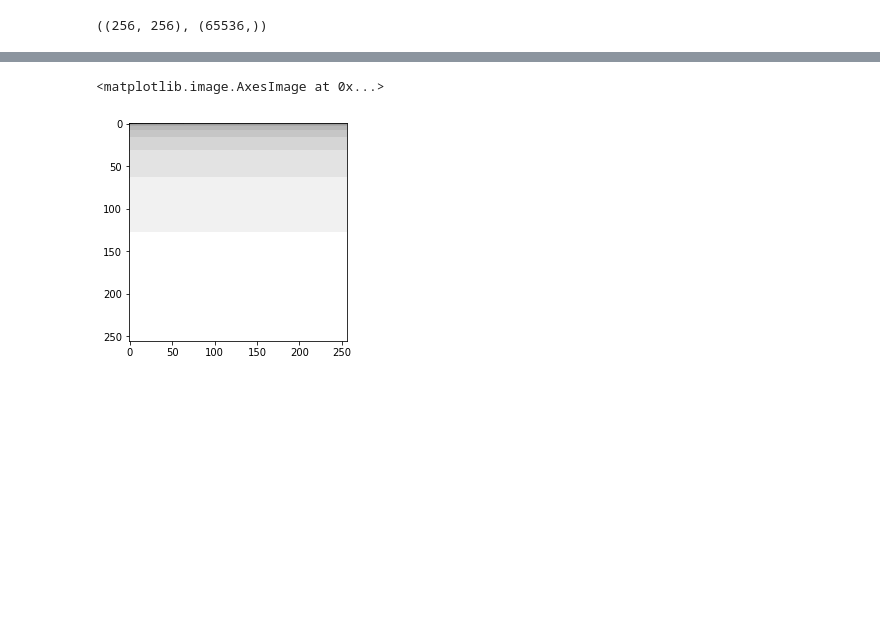
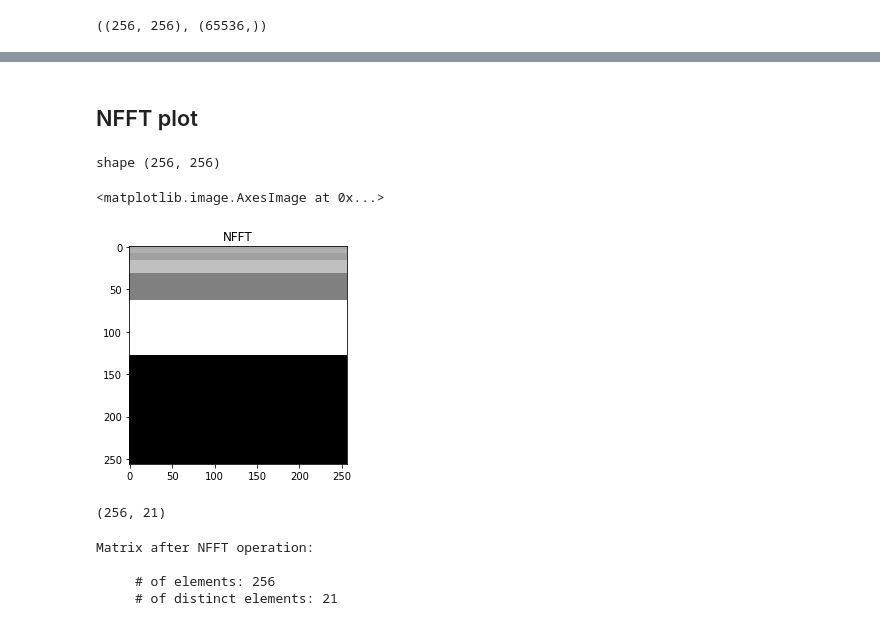
Before and after one commit to gabrielziegler3/CoDePPI, a Jupyter notebook: demos/get-distances.ipynb, the cells around one changed output, grey strips where cells are left out. Saved outputs shown, nothing was run; the diff lists cells and outputs as text; code cells hidden in the pictures; blank space fills up the shorter version.

```diff
--- a/demos/get-distances.ipynb
+++ b/demos/get-distances.ipynb
@@ -47,14 +49,19 @@ plt.show()
 ## Fourier Transform with numpy
 # %%
 img = data.T[0]
-f = np.fft.fft2(img)
-fshift = np.fft.fftshift(f)
-# fshift = f
-magnitude_spectrum = 20 * np.log(np.abs(fshift))
+
+def get_fourier_transform(img, skip_fshift=False):
+    fourier_transf = fft2(img)
+    if not skip_fshift:
+        fourier_transf = fftshift(fourier_transf)
+    magnitude_spectrum = np.log(np.abs(fourier_transf))
+    return magnitude_spectrum
+
+transformed_img = get_fourier_transform(img)
 
 plt.subplot(121), plt.imshow(img, cmap = 'gray')
 plt.title('Input Image'), plt.xticks([]), plt.yticks([])
-plt.subplot(122), plt.imshow(magnitude_spectrum, cmap = 'gray')
+plt.subplot(122), plt.imshow(transformed_img, cmap = 'gray')
 plt.title('Magnitude Spectrum'), plt.xticks([]), plt.yticks([])
 plt.show()
 # %% [output]
@@ -62,5 +71,5 @@ plt.show()
 # %%
-flattened = f.flatten()
-f.shape, flattened.shape
+flattened = transformed_img.flatten()
+transformed_img.shape, flattened.shape
 # %% [output]
 ((256, 256), (65536,))
@@ -79,0 +78,9 @@ array([-3.69996183e-07+7.58403567e-08j,  6.55831659e-07-7.42175899e-09j,
+# %%
+x = np.arange(len(flattened))
+f_k = flattened
+
+print("Input shapes", x.shape, f_k.shape)
+
+# non-equispaced fast Fourier transform
+nfft_res = nfft(x, f_k)
+nfft_res.shape, nfft_res
@@ -80,9 +94,27 @@ array([-3.69996183e-07+7.58403567e-08j,  6.55831659e-07-7.42175899e-09j,
+# %% [markdown]
+## NFFT plot
 # %%
-reshaped = nfft_res.reshape(f.shape)
+reshaped = nfft_res.reshape(transformed_img.shape)
 # res_transform = np.fft.fft2(reshaped)
-# res_transform_shift = np.fft.fftshift(res_transform)
-res = magnitude_spectrum = 20 * np.log(np.abs(reshaped))
+# res_transform_shift = np.fft.fftshift(reshaped)
+print("shape {}".format(reshaped.shape))
+res = transformed_img = 20 * np.log(np.abs(reshaped))
+plt.title('NFFT')
 plt.imshow(res, cmap = 'gray')
 # %% [output]
-<matplotlib.image.AxesImage at 0x...>
+shape (256, 256)
+<matplotlib.image.AxesImage at 0x...>
-[figure, old version]
+[figure, new version]
+# %%
+len(res), len(set(res.flatten()))
+# %% [output]
+(256, 21)
+# %%
+print("Matrix after NFFT operation:\n\n \
+    # of elements: {}\n \
+    # of distinct elements: {}".format(len(res), len(set(res.flatten()))))
+# %% [output]
+Matrix after NFFT operation:
+
+     # of elements: 256
+     # of distinct elements: 21
```
Also changed, not shown: parts of 8 cells of this notebook.
